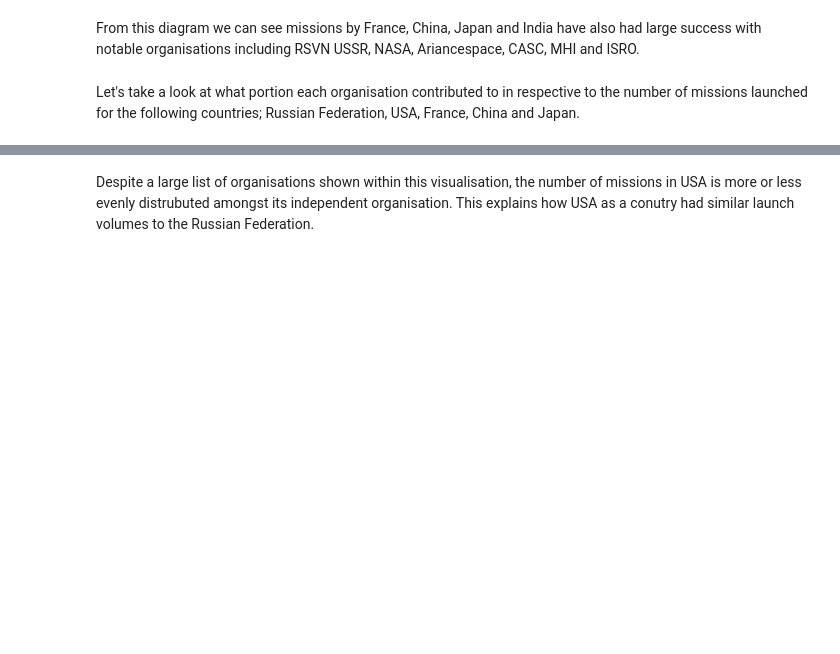
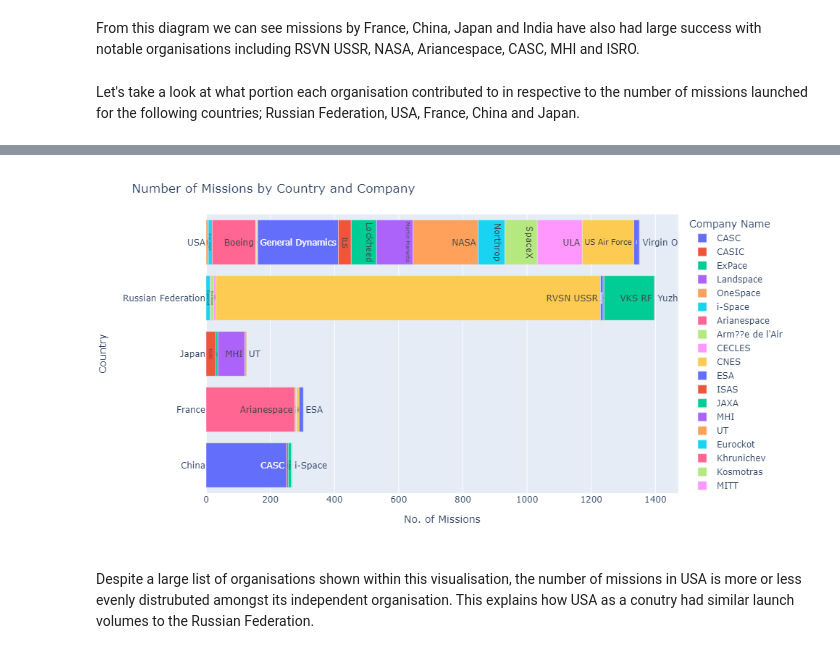
Before and after one commit to KodaiArai1/Exploratory-Data-Analysis-Space-Exploration, a Jupyter notebook: EDA Space .ipynb, the cells around one changed output, grey strips where cells are left out. Cells and saved outputs as stored; diff of their text form; code cells hidden in the pictures; blank space fills up the shorter version.

```diff
--- a/EDA Space .ipynb
+++ b/EDA Space .ipynb
@@ -195,6 +204,10 @@ chart.update_layout(title="Number of Missions by Country and Company")
 chart.show()
 # %% [output]
 [interactive output not drawn]
+# %%
+Image("Number of Missions by Country and Company.png")
+# %% [output]
+[figure, added]
 # %% [markdown]
 Despite a large list of organisations shown within this visualisation, the number of missions in USA is more or less evenly distrubuted amongst its independent organisation. This explains how USA as a conutry had similar launch volumes to the Russian Federation.
 # %% [markdown]
```
Also changed, not shown: parts of 6 cells of this notebook.
